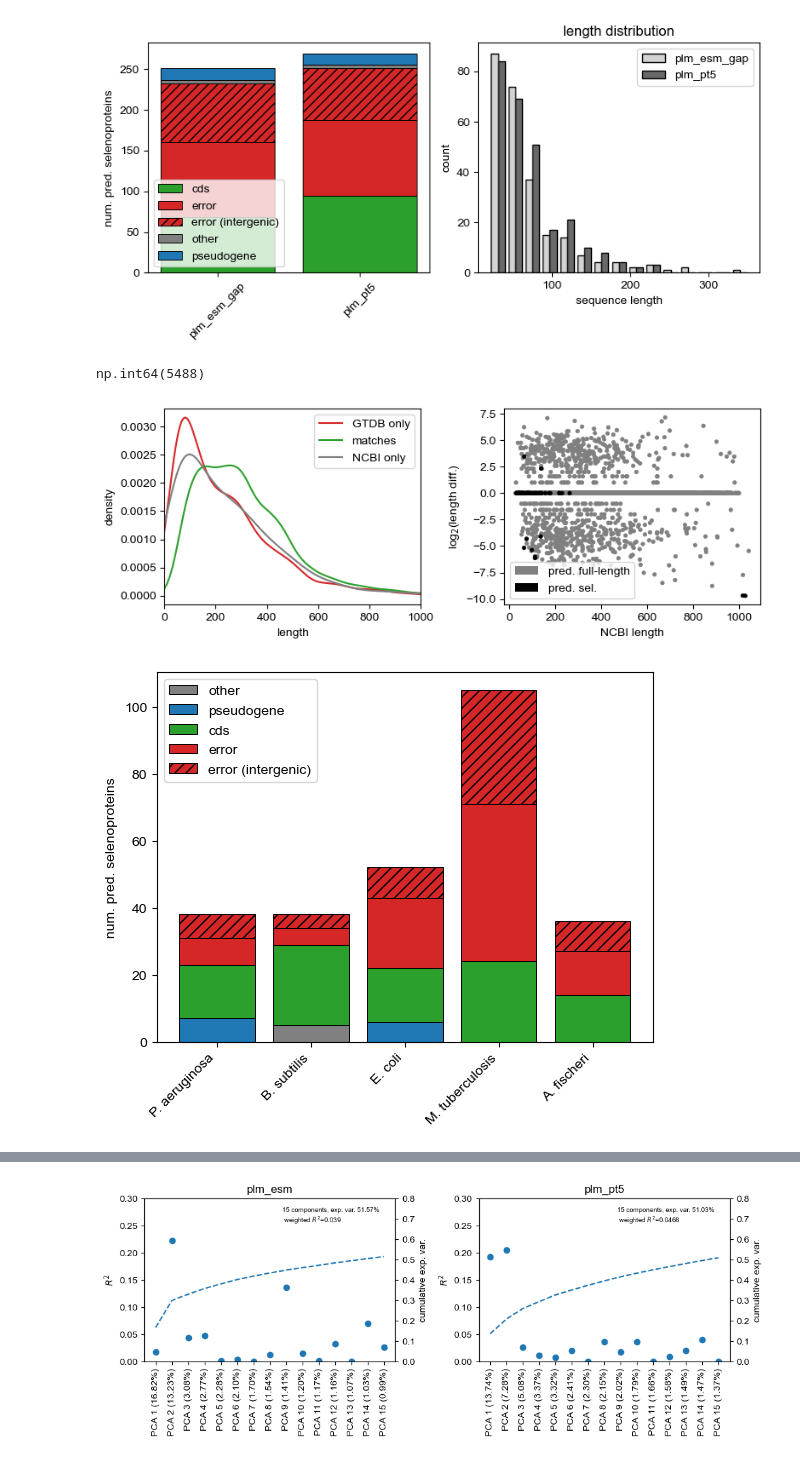
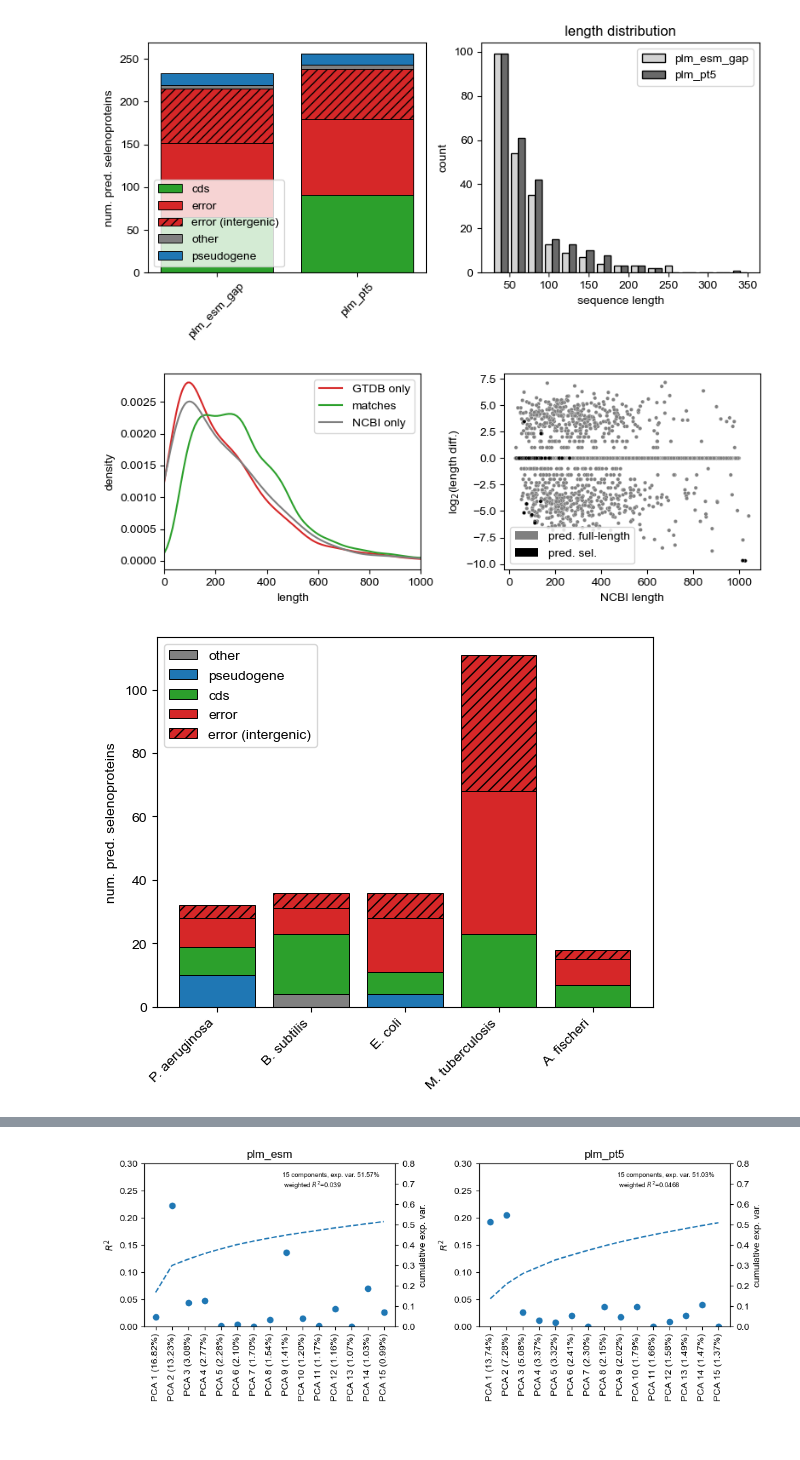
Before and after one commit to pipparichter/selenobot, a Jupyter notebook: notebooks/model-orgs-2c.ipynb, the cells around one changed output, grey strips where cells are left out. Saved outputs shown, nothing was run; the diff lists cells and outputs as text; code cells hidden in the pictures.

```diff
--- a/notebooks/model-orgs-2c.ipynb
+++ b/notebooks/model-orgs-2c.ipynb
@@ -46,6 +50,7 @@ color_map = {'cds':'tab:green', 'error':'tab:red', 'error (intergenic)':'tab:red
 labels = list(label_map.values())
 
 feature_types = ['plm_esm_gap', 'plm_pt5']
+pred_col = 'binary_model_plm_esm_gap_prediction'
 # %%
 if (not os.path.exists('../data/model_organisms/organisms.pkl')):
     organisms = list()
@@ -62 +72,20 @@ else:
+# %%
+def load_organisms_df(labels:list=None, remove_partial:bool=True):
+    '''Load in data for all organisms, including the model predictions.'''
+
+    df = pd.concat([organism.to_df() for organism in organisms])
+    df.label = df.label.replace(label_map)
+    df = df[df.label.isin(labels)] if (labels is not None) else df
+    # NOTE: I think Prodigal only flags a sequence as "partial" if it runs off the end of a contig, so I think this is
+    # safe to filter... don't want to be trying to classify sequences we only have fragments of.
+    df = df[df.partial == '00'] if remove_partial else df # Really only care about the model's behavior on the
+
+    pred_df = pd.concat([pd.read_csv(f'../data/results/gtdb_{organism.code_name}.predict.csv', index_col=0) for organism in organisms])
+    pred_df = pred_df[[col for col in pred_df.columns if ('prediction' in col)]]
+
+    df = df.merge(pred_df, left_index=True, right_index=True, how='left')
+
+    return df.astype({col:dtype for col, dtype in GTDB_DTYPES.items() if col in df.columns})
+# %%
+org_df = load_organisms_df()
 # %%
@@ -114,7 +110,7 @@ bottom = np.zeros(len(feature_types))
 positions = np.arange(len(feature_types))
 
 legend = []
-for label, label_df in pred_df.groupby('label'):
+for label, label_df in org_df.groupby('label'):
     heights = [(label_df[f'binary_model_{feature_type}_prediction'] == 1).sum() for feature_type in feature_types]
     ax.bar(positions, heights, bottom=bottom, color=color_map[label], hatch='///' if (label == 'error (intergenic)') else None, edgecolor='black', lw=0.7)
     bottom += np.array(heights)
@@ -127,7 +123,7 @@ ax.legend(legend)
 ax = axes[1]
 hist = []
 for feature_type in feature_types:
-    lengths = pred_df[pred_df[f'binary_model_{feature_type}_prediction'] == 1].seq.apply(len)
+    lengths = org_df[org_df[f'binary_model_{feature_type}_prediction'] == 1].seq.apply(len)
     hist.append(lengths)
 
 ax.hist(hist, bins=15, color=['lightgrey', 'dimgray'], edgecolor='black', lw=0.5)
@@ -139,4 +135,4 @@ ax.set_title('length distribution')
 plt.tight_layout()
 plt.show()
 # %% [output]
-[figure, old version]
+[figure, new version]
@@ -160,15 +139,11 @@ def ncbi_organisms_to_df():
-# %%
-shared_df.ref_seq.apply(len).max()
-# %% [output]
-np.int64(5488)
 # %%
 fig, axes = plt.subplots(ncols=2, figsize=(8, 3))
 
 ax = axes[0]
 
-gtdb_df = gtdb_organisms_to_df(labels=['error', 'error (intergenic)', 'pseudogene', 'other'])
+gtdb_df = load_organisms_df(labels=['error', 'error (intergenic)', 'pseudogene', 'other'])
 shared_df = pd.concat([organism.to_df(label='cds') for organism in organisms])
-ncbi_df = ncbi_organisms_to_df()
+ncbi_df = pd.concat([FASTAFile(organism.ncbi_proteins_path).to_df() for organism in organisms])
 ncbi_df = ncbi_df[~ncbi_df.index.isin(shared_df.protein_id)]
 
 gtdb_df.seq.apply(len).plot.kde(ax=ax, color='tab:red')
@@ -181,22 +156,8 @@ ax.legend(['GTDB only', 'matches', 'NCBI only'])
 
 ax = axes[1]
 
-
 shared_df = shared_df.merge(pred_df, left_index=True, right_index=True, how='inner')
 shared_df = shared_df.sort_values('binary_model_plm_esm_gap_prediction')
-# colors = []
-# for row in shared_df.itertuples():
-#     if row.same_start and row.same_stop:
-#         colors += ['tab:blue']
-#     elif row.same_start and (row.strand == 1):
-#         colors += ['tab:green']
-#     elif row.same_start and (row.strand == -1):
-#         colors += ['tab:red']
-#     elif row.same_stop and (row.strand == -1):
-#         colors += ['tab:green']
-#     elif row.same_stop and (row.strand == 1):
-#         colors += ['tab:red']
-
 
 # diffs = np.sign(shared_df.length_diff) * np.log(np.abs(shared_df.length_diff // 3) + 1)
 # diffs = shared_df.length_diff // 3
@@ -205,7 +166,7 @@ diffs = [0 if (d == 0) else np.sign(d) * np.log2(abs(d)) for d in shared_df.leng
 lengths = np.log10(shared_df.ref_seq.apply(len))
 lengths = shared_df.ref_seq.apply(len)
 
-ax.scatter(lengths, diffs, c=shared_df.binary_model_plm_esm_gap_prediction.replace({1:'black', 0:'gray'}), lw=0.5, s=10)
+ax.scatter(lengths, diffs, c=shared_df.binary_model_plm_esm_gap_prediction.replace({1:'black', 0:'gray'}), lw=0.2, s=10, edgecolors='white')
 ax.set_ylabel('log$_{2}$(length diff.)')
 ax.set_xlabel('NCBI length')
 ax.legend(handles=[Patch(facecolor='gray'), Patch(facecolor='black')], labels=['pred. full-length', 'pred. sel.'])
@@ -214,27 +175,27 @@ ax.legend(handles=[Patch(facecolor='gray'), Patch(facecolor='black')], labels=['
 plt.tight_layout()
 plt.show()
 # %% [output]
-[figure, old version]
+[figure, new version]
 # %%
 fig, ax = plt.subplots()
 
 species = list(genome_ids.keys())
 
 bottom = np.zeros(len(species))
 for label in ['other', 'pseudogene', 'cds', 'error', 'error (intergenic)']:
-    label_df = pred_df[(pred_df.label == label) & (pred_df.binary_model_plm_pt5_prediction == 1)]
+    label_df = org_df[(org_df.label == label) & (org_df[pred_col] == 1)]
     # label_df = pd.concat([organism.to_df(label=label) for organism in organisms])
     heights = np.array([(label_df.species == s).sum() for s in species])
     ax.bar(np.arange(len(organisms)), heights, bottom=bottom, color=color_map[label], edgecolor='black', linewidth=0.7, hatch='///' if (label == 'error (intergenic)') else None)
     bottom += heights
 
 ax.set_xticks(np.arange(len(organisms)), labels=[f'{organism.species.split()[0][0]}. {organism.species.split()[-1]}' for organism in organisms], rotation=45, ha='right')
 ax.legend(['other', 'pseudogene', 'cds', 'error', 'error (intergenic)'])
 # ax.set_yscale('log')
 ax.set_ylabel('num. pred. selenoproteins')
 plt.show()
 # %% [output]
-[figure, old version]
+[figure, new version]
 # %%
 fig, axes = plt.subplots(nrows=4, figsize=(7, 8), sharex=True)
 
```
Also changed, not shown: parts of 8 cells of this notebook, 3 other files.
